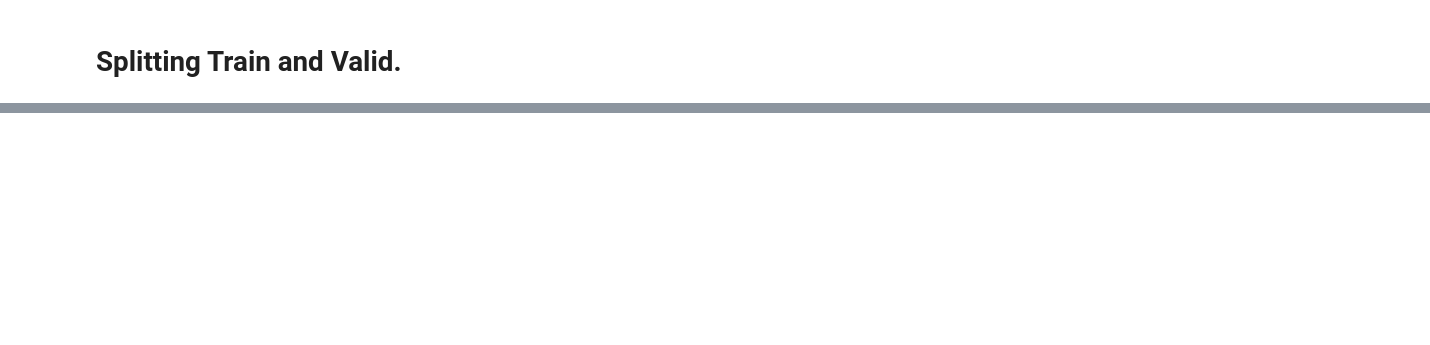
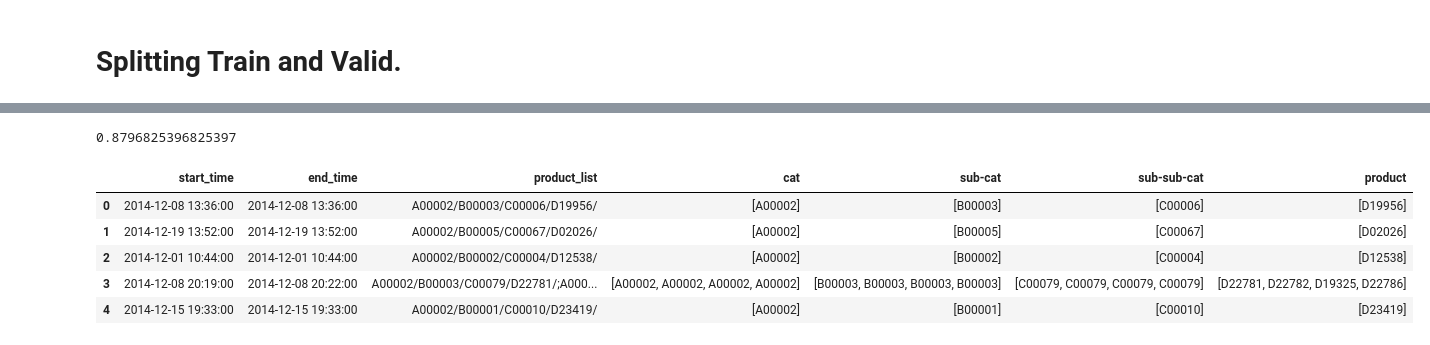
Before and after one commit to aman5319/Hackathon-project, a Jupyter notebook: notebooks/Making Dataset.ipynb, the cells around one changed output, grey strips where cells are left out. Cells and saved outputs as stored; diff of their text form; code cells hidden in the pictures; blank space fills up the shorter version.

```diff
--- a/notebooks/Making Dataset.ipynb
+++ b/notebooks/Making Dataset.ipynb
@@ -12,7 +12,13 @@ df = pd.read_csv("../data/raw/train_8wry4cB.csv")
 def standard_datetime(column,format: str ="%d/%m/%y %H:%M"):
     return pd.to_datetime(column , format=format)
 # %%
-df.startTime = standard_datetime(df.startTime)
-df.endTime = standard_datetime(df.endTime)
-df.rename(columns={"ProductList":"product_list","startTime":"start_time","endTime":"end_time"},inplace=True)
-df.drop(columns=["session_id"],inplace=True)
+def standardize(df,drop_session_id=False):
+    df.startTime = standard_datetime(df.startTime)
+    df.endTime = standard_datetime(df.endTime)
+    df.rename(columns={"ProductList":"product_list","startTime":"start_time","endTime":"end_time"},inplace=True)
+    if not drop_session_id:
+        df.drop(columns=["session_id"],inplace=True)
+
+    for index,value in enumerate(["cat" , "sub-cat","sub-sub-cat","product"]):
+        df[value] = df.product_list.apply(lambda x : [i.split("/")[index] for i in x.split(";")])
+    return df
@@ -185,0 +200,16 @@ cv
+# %%
+print(tpot.score(X_test, y_test))
+tpot.export('tpot_jantahack_pipeline.py')
+# %% [output]
+0.8796825396825397
+# %%
+test_df = pd.read_csv("../data/raw/test_Yix80N0.csv")
+standardize(test_df,drop_session_id=False)
+test_df.head()
+# %% [output]
+|  | start_time | end_time | product_list | cat | sub-cat | sub-sub-cat | product |
+| 0 | 2014-12-08 13:36:00 | 2014-12-08 13:36:00 | A00002/B00003/C00006/D19956/ | [A00002] | [B00003] | [C00006] | [D19956] |
+| 1 | 2014-12-19 13:52:00 | 2014-12-19 13:52:00 | A00002/B00005/C00067/D02026/ | [A00002] | [B00005] | [C00067] | [D02026] |
+| 2 | 2014-12-01 10:44:00 | 2014-12-01 10:44:00 | A00002/B00002/C00004/D12538/ | [A00002] | [B00002] | [C00004] | [D12538] |
+| 3 | 2014-12-08 20:19:00 | 2014-12-08 20:22:00 | A00002/B00003/C00079/D22781/;A000... | [A00002, A00002, A00002, A00002] | [B00003, B00003, B00003, B00003] | [C00079, C00079, C00079, C00079] | [D22781, D22782, D19325, D22786] |
+| 4 | 2014-12-15 19:33:00 | 2014-12-15 19:33:00 | A00002/B00001/C00010/D23419/ | [A00002] | [B00001] | [C00010] | [D23419] |
```
Also changed, not shown: parts of 28 cells of this notebook, 2 other files.
